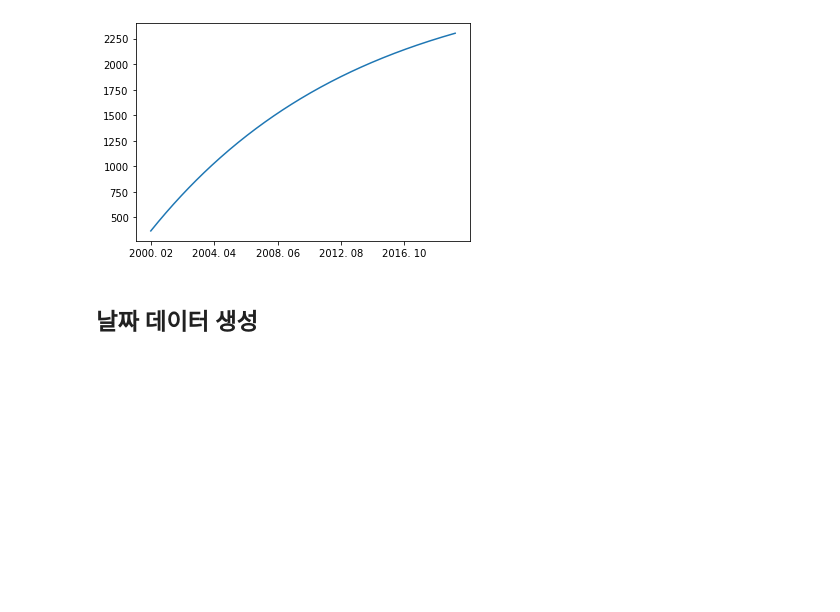
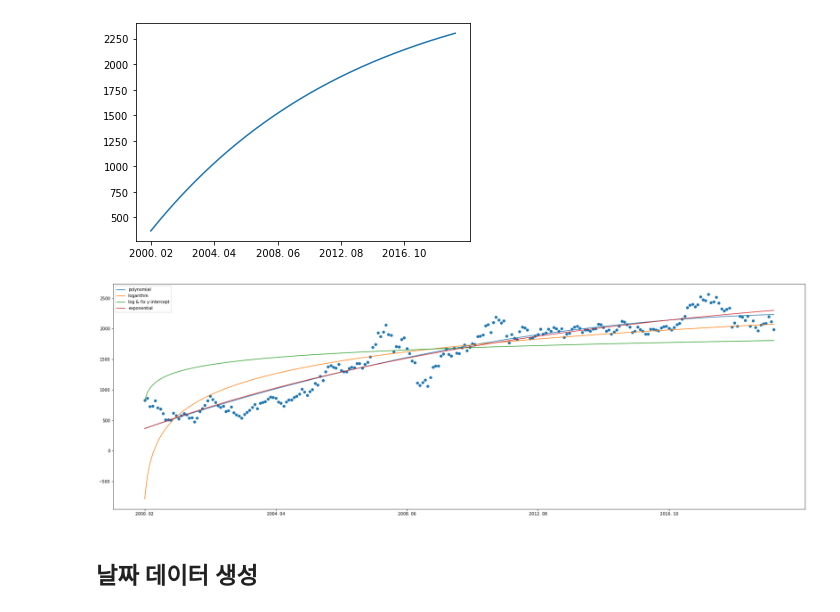
Before and after one commit to skyiwalker/kospi-regression, a Jupyter notebook: kospi-regression.ipynb, the cells around one changed output. Drawn from its saved outputs; the diff is of its cells as text; code cells hidden in the pictures; blank space fills up the shorter version.

```diff
--- a/kospi-regression.ipynb
+++ b/kospi-regression.ipynb
@@ -53,6 +53,17 @@ plt.xticks(np.arange(0,250,50))
 plt.show()
 # %% [output]
 [figure]
+# %%
+plt.scatter(XL, Y)
+plt.plot(XL, f(X), label="polynomial")
+plt.plot(XL, f2, label="logarithm")
+plt.plot(XL, f2_scipy, label="log & fix y-intercept")
+plt.plot(XL, f3, label="exponential")
+plt.legend()
+plt.xticks(np.arange(0,250,50))
+plt.show()
+# %% [output]
+[figure, added]
 # %% [markdown]
 ## 날짜 데이터 생성
 # %%
```
Also changed, not shown: parts of 10 cells of this notebook, 1 other file.
